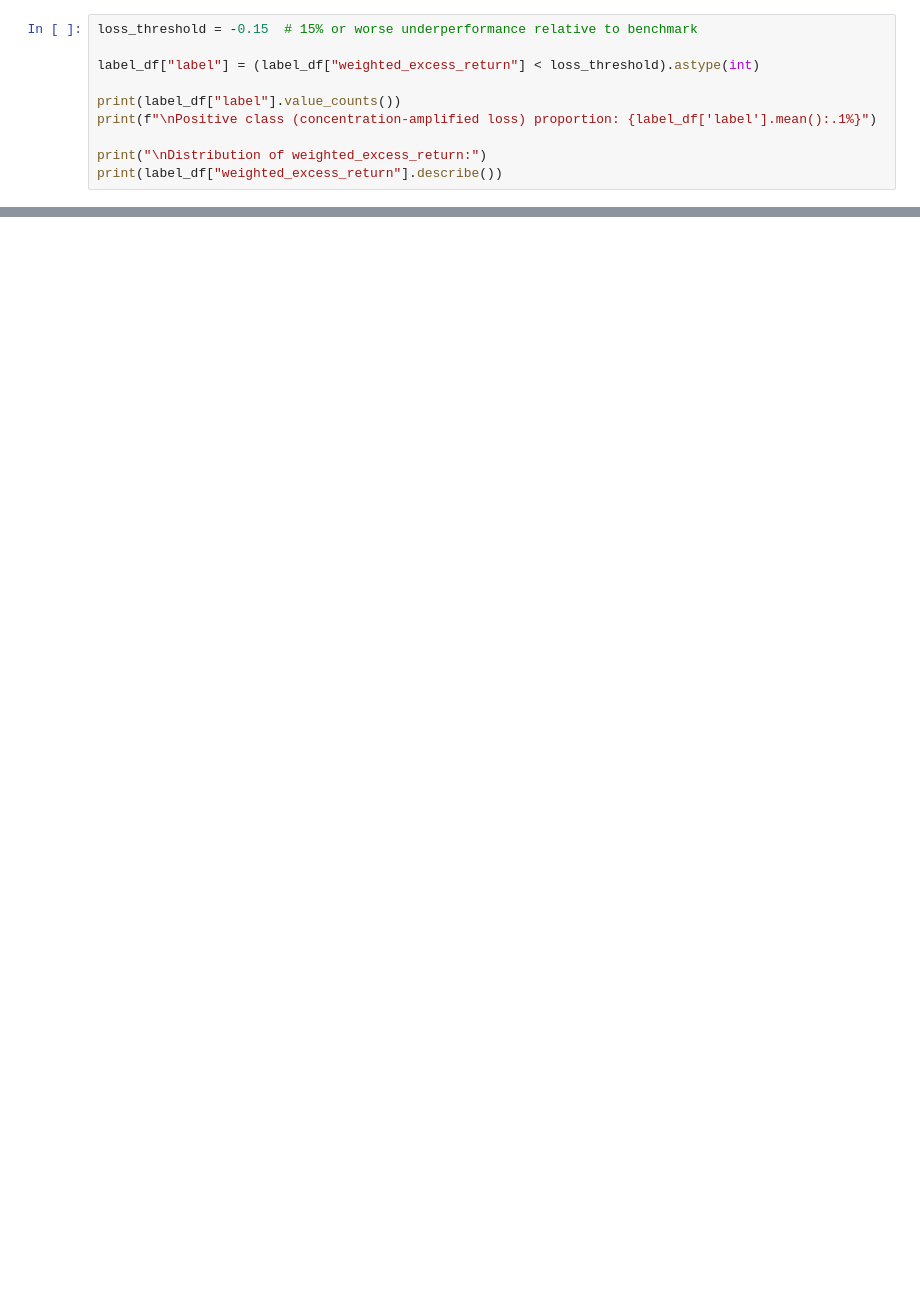
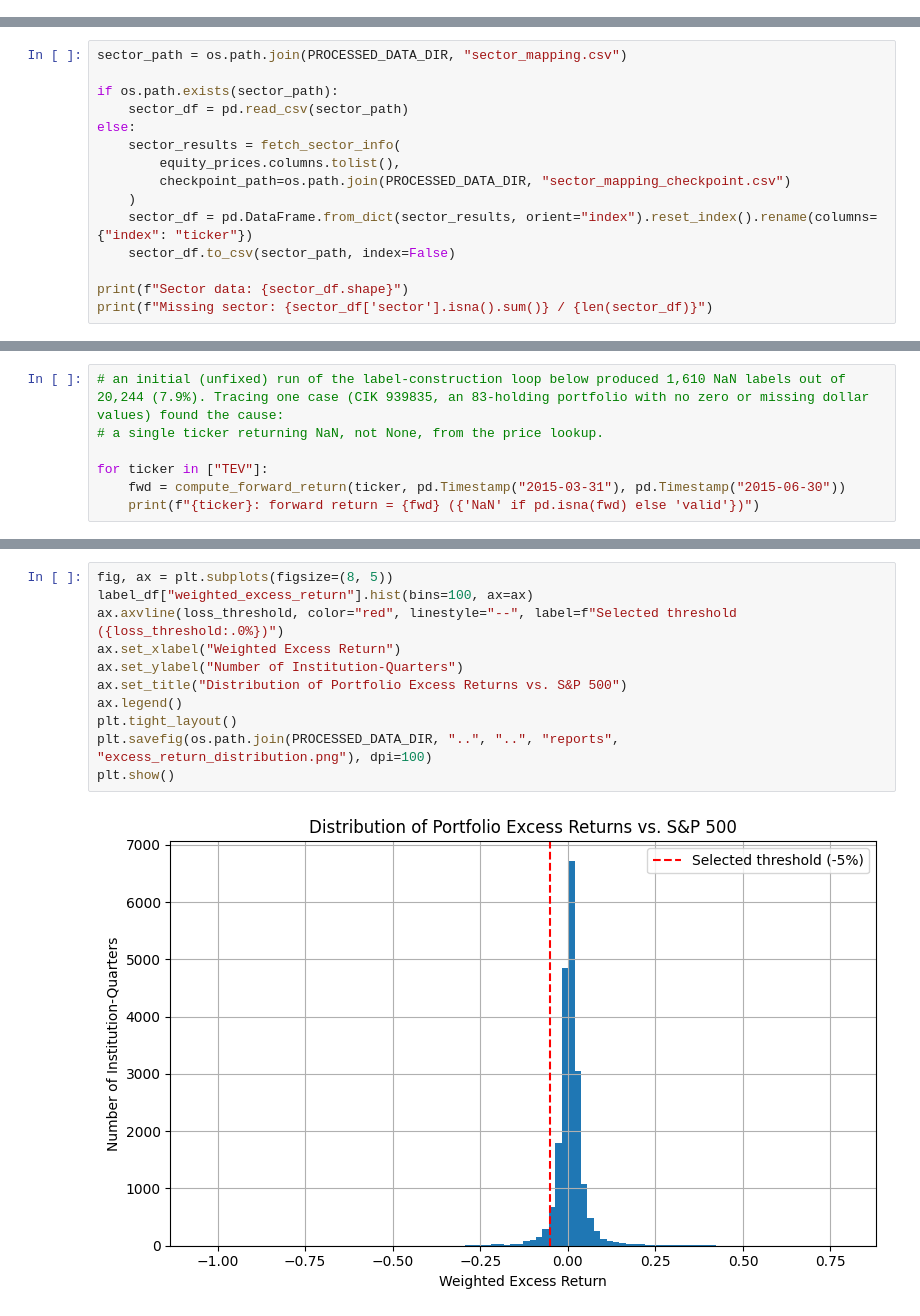
Before and after one commit to GopolangMmutlwaneCaptone/Risk-Concentration-Flagging, a Jupyter notebook: src/features/feature_engineering.ipynb, the cells around one changed output, grey strips where cells are left out. Cells and saved outputs as stored; diff of their text form; blank space fills up the shorter version.

Commit message:
Complete feature engineering notebook: HHI, label construction, and visualisations

```diff
--- a/src/features/feature_engineering.ipynb
+++ b/src/features/feature_engineering.ipynb
@@ -485,10 +0,0 @@ NaN/None rows: 0 / 20244
-# %%
-loss_threshold = -0.15  # 15% or worse underperformance relative to benchmark
-
-label_df["label"] = (label_df["weighted_excess_return"] < loss_threshold).astype(int)
-
-print(label_df["label"].value_counts())
-print(f"\nPositive class (concentration-amplified loss) proportion: {label_df['label'].mean():.1%}")
-
-print("\nDistribution of weighted_excess_return:")
-print(label_df["weighted_excess_return"].describe())
@@ -562,0 +67,15 @@ Final feature + label table saved.
+# %%
+sector_path = os.path.join(PROCESSED_DATA_DIR, "sector_mapping.csv")
+
+if os.path.exists(sector_path):
+    sector_df = pd.read_csv(sector_path)
+else:
+    sector_results = fetch_sector_info(
+        equity_prices.columns.tolist(),
+        checkpoint_path=os.path.join(PROCESSED_DATA_DIR, "sector_mapping_checkpoint.csv")
+    )
+    sector_df = pd.DataFrame.from_dict(sector_results, orient="index").reset_index().rename(columns={"index": "ticker"})
+    sector_df.to_csv(sector_path, index=False)
+
+print(f"Sector data: {sector_df.shape}")
+print(f"Missing sector: {sector_df['sector'].isna().sum()} / {len(sector_df)}")
@@ -562,0 +220,7 @@ Final feature + label table saved.
+# %%
+# an initial (unfixed) run of the label-construction loop below produced 1,610 NaN labels out of 20,244 (7.9%). Tracing one case (CIK 939835, an 83-holding portfolio with no zero or missing dollar values) found the cause:
+# a single ticker returning NaN, not None, from the price lookup.
+
+for ticker in ["TEV"]:
+    fwd = compute_forward_return(ticker, pd.Timestamp("2015-03-31"), pd.Timestamp("2015-06-30"))
+    print(f"{ticker}: forward return = {fwd} ({'NaN' if pd.isna(fwd) else 'valid'})")
@@ -562,0 +295,13 @@ Final feature + label table saved.
+# %%
+fig, ax = plt.subplots(figsize=(8, 5))
+label_df["weighted_excess_return"].hist(bins=100, ax=ax)
+ax.axvline(loss_threshold, color="red", linestyle="--", label=f"Selected threshold ({loss_threshold:.0%})")
+ax.set_xlabel("Weighted Excess Return")
+ax.set_ylabel("Number of Institution-Quarters")
+ax.set_title("Distribution of Portfolio Excess Returns vs. S&P 500")
+ax.legend()
+plt.tight_layout()
+plt.savefig(os.path.join(PROCESSED_DATA_DIR, "..", "..", "reports", "excess_return_distribution.png"), dpi=100)
+plt.show()
+# %% [output]
+[figure, added]
```
Also changed, not shown: parts of 57 cells of this notebook.
